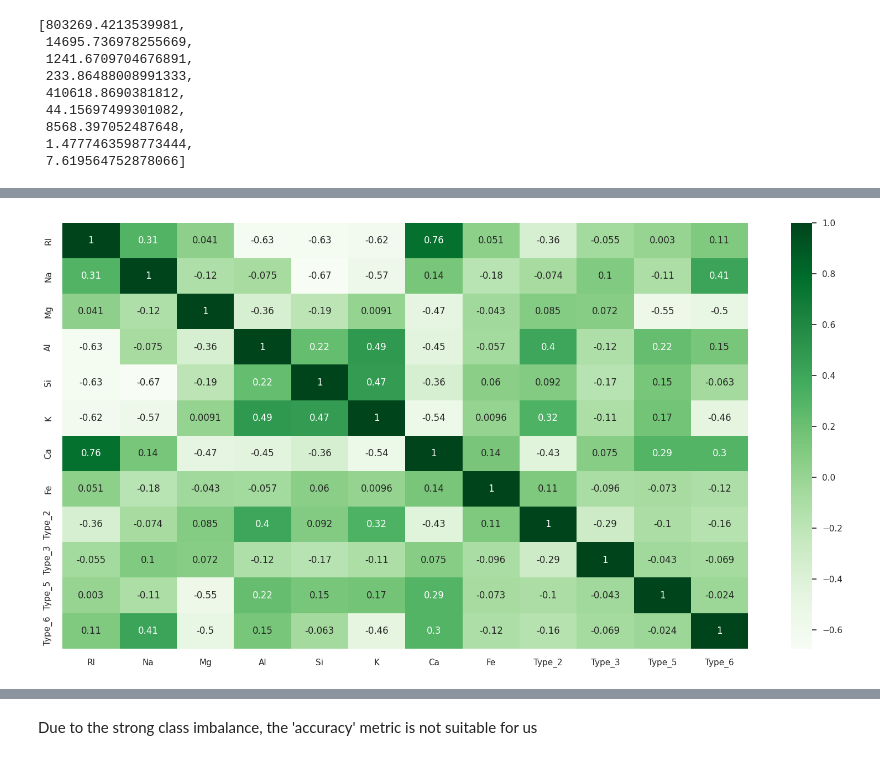
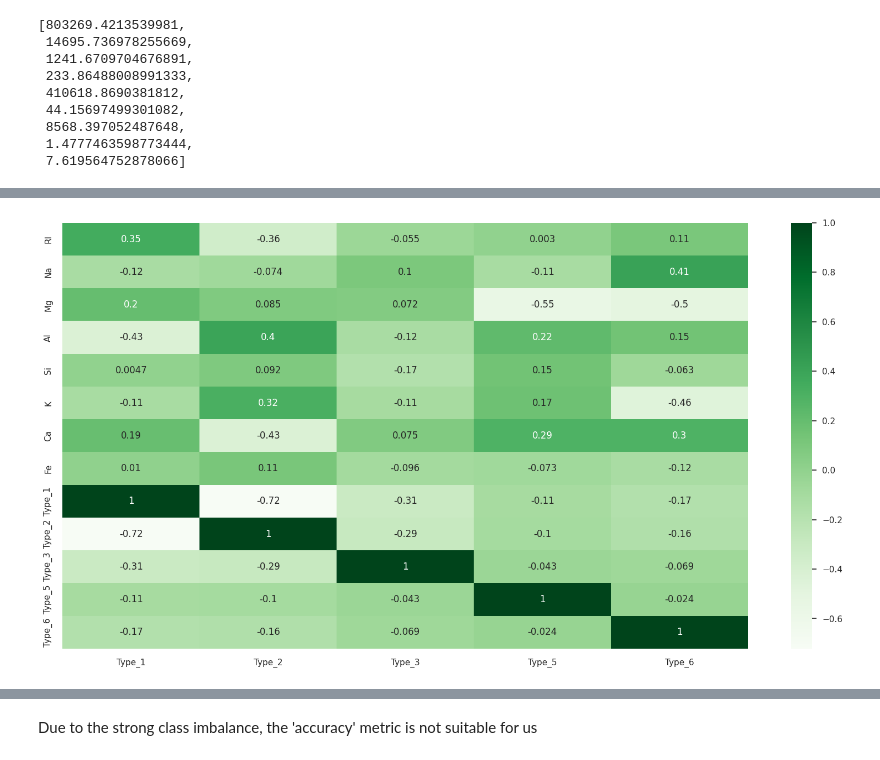
Before and after one commit to depresssed-kid/Glass-Classification, a Jupyter notebook: GlassClassification.ipynb, the cells around one changed output, grey strips where cells are left out. Cells and saved outputs as stored; diff of their text form; code cells hidden in the pictures.

```diff
--- a/GlassClassification.ipynb
+++ b/GlassClassification.ipynb
@@ -99,3 +102,0 @@ VIF shows an incredible level of multicollinearity
-# %%
-glass_df = pd.get_dummies(glass_df, columns=['Type'], drop_first=True)
-glass_df.head()
@@ -109,8 +103,9 @@ glass_df.head()
 # %%
-correlation_matrix = glass_df.corr()
+glass_df_4corr = pd.get_dummies(glass_df, columns=['Type'])
+correlation_matrix = glass_df_4corr.corr()
 sns.set(rc={"figure.figsize": (20, 10)})
-sns.heatmap(correlation_matrix, cmap="Greens", annot=True)
+sns.heatmap(correlation_matrix[['Type_1','Type_2','Type_3','Type_5','Type_6']], cmap="Greens", annot=True)
 plt.show()
 # %% [output]
-[figure, old version]
+[figure, new version]
 # %%
```
Also changed, not shown: parts of 8 cells of this notebook.
